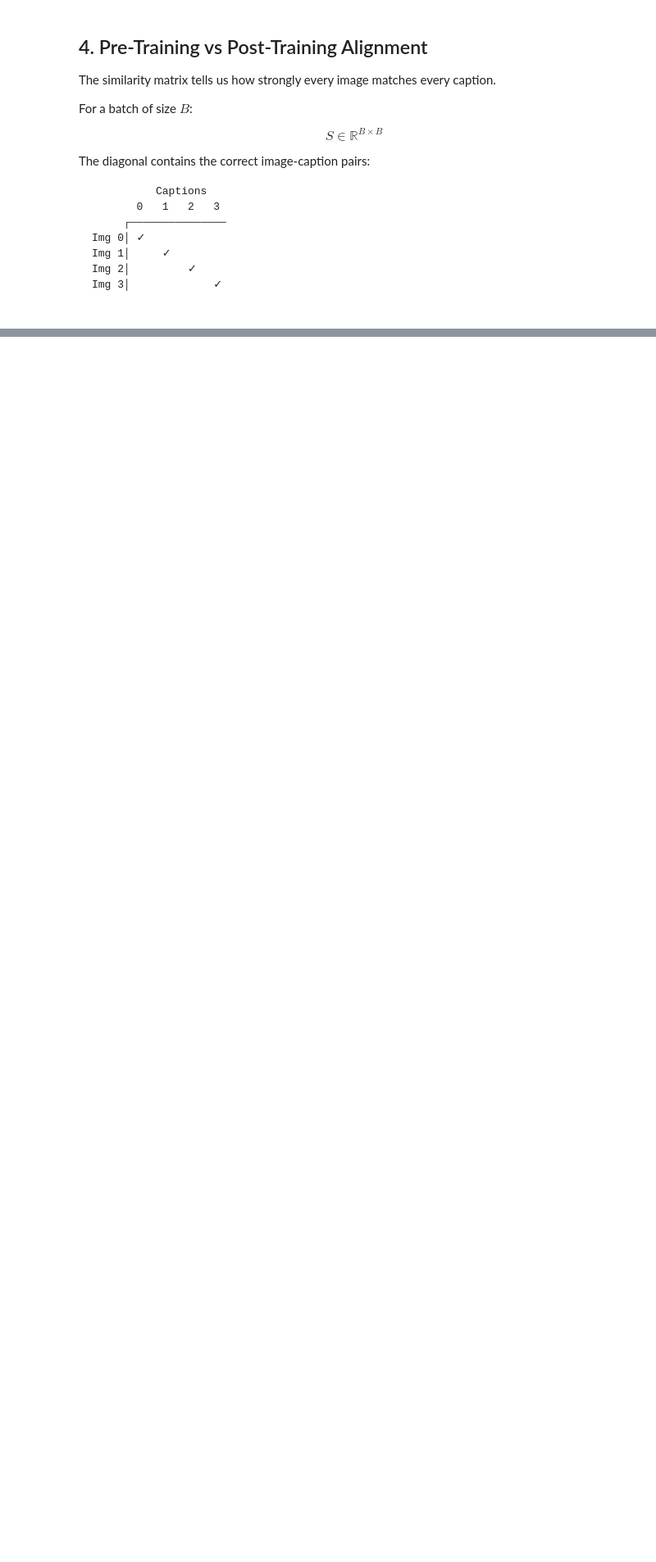
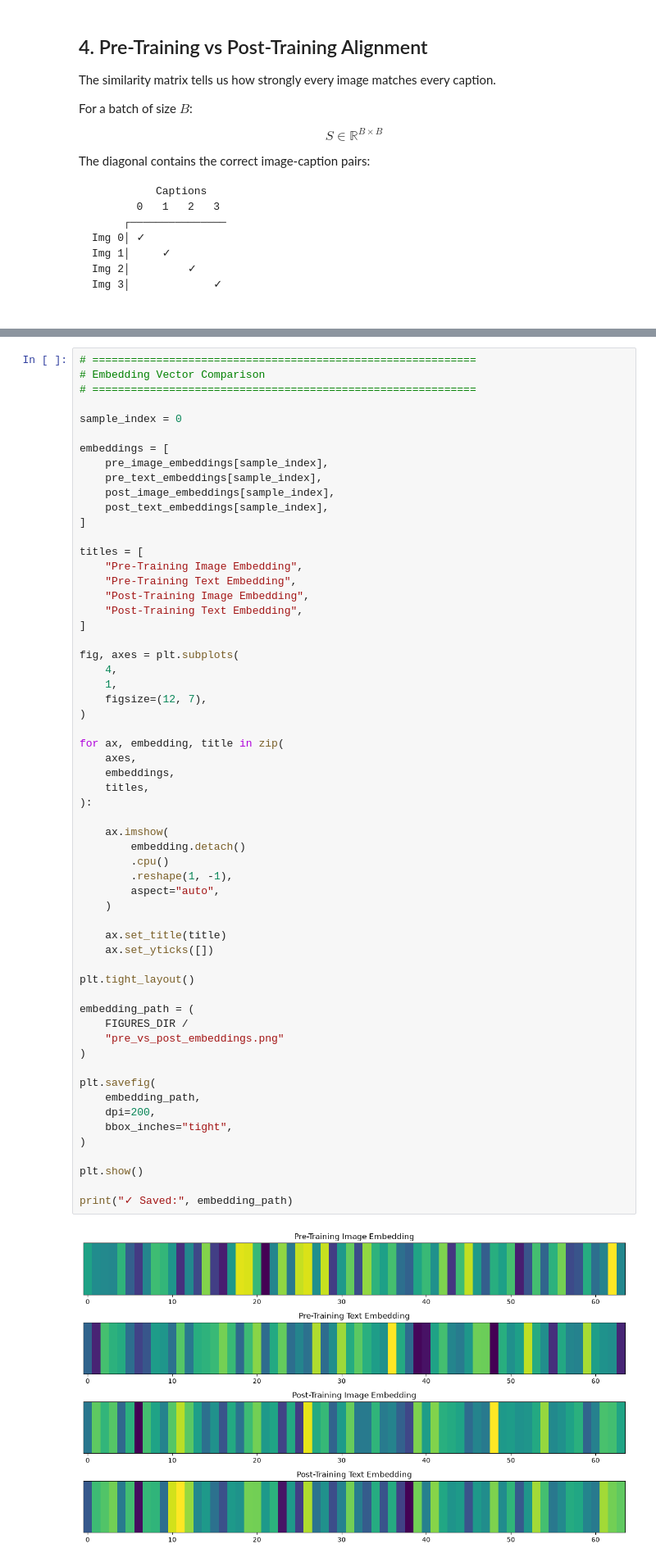
Before and after one commit to Asim-Shah-web/Build-A-NanoVLM-From-Scratch, a Jupyter notebook: notebooks/06_Evaluating_NanoVLM.ipynb, the cells around one changed output, grey strips where cells are left out. Shown at 82% size. Cells and saved outputs as stored; diff of their text form; blank space fills up the shorter version.

```diff
--- a/notebooks/06_Evaluating_NanoVLM.ipynb
+++ b/notebooks/06_Evaluating_NanoVLM.ipynb
@@ -721,0 +562,61 @@ plt.show()
+# %%
+# ============================================================
+# Embedding Vector Comparison
+# ============================================================
+
+sample_index = 0
+
+embeddings = [
+    pre_image_embeddings[sample_index],
+    pre_text_embeddings[sample_index],
+    post_image_embeddings[sample_index],
+    post_text_embeddings[sample_index],
+]
+
+titles = [
+    "Pre-Training Image Embedding",
+    "Pre-Training Text Embedding",
+    "Post-Training Image Embedding",
+    "Post-Training Text Embedding",
+]
+
+fig, axes = plt.subplots(
+    4,
+    1,
+    figsize=(12, 7),
+)
+
+for ax, embedding, title in zip(
+    axes,
+    embeddings,
+    titles,
+):
+
+    ax.imshow(
+        embedding.detach()
+        .cpu()
+        .reshape(1, -1),
+        aspect="auto",
+    )
+
+    ax.set_title(title)
+    ax.set_yticks([])
+
+plt.tight_layout()
+
+embedding_path = (
+    FIGURES_DIR /
+    "pre_vs_post_embeddings.png"
+)
+
+plt.savefig(
+    embedding_path,
+    dpi=200,
+    bbox_inches="tight",
+)
+
+plt.show()
+
+print("✓ Saved:", embedding_path)
+# %% [output]
+[figure, added]
```
Also changed, not shown: parts of 17 cells of this notebook, 5 other files.
